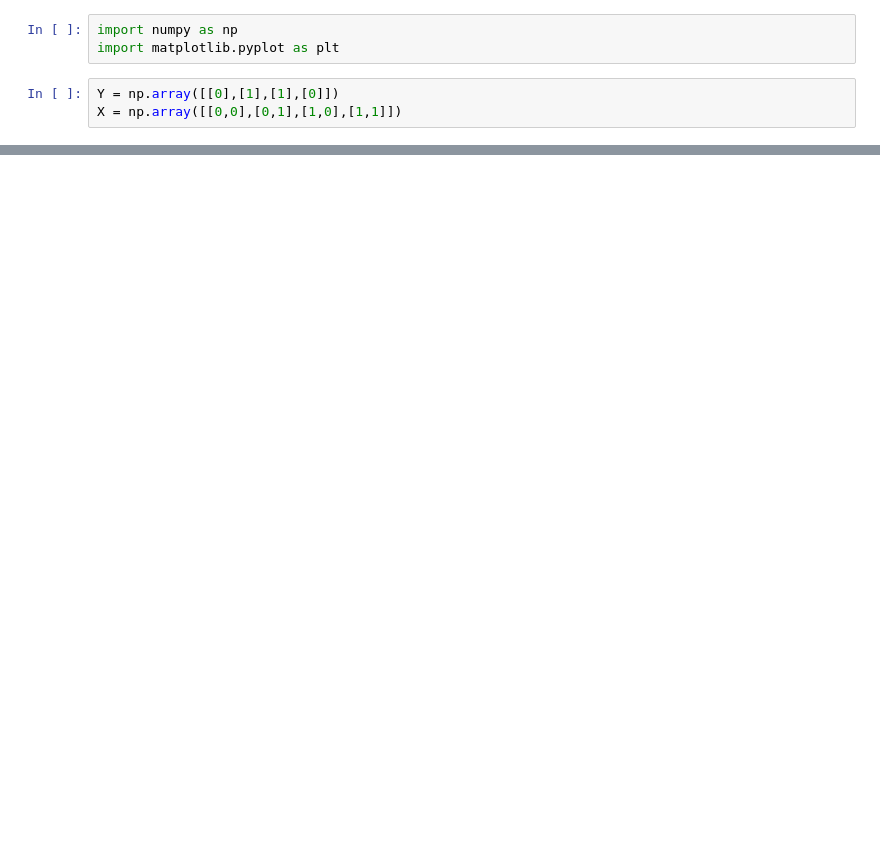
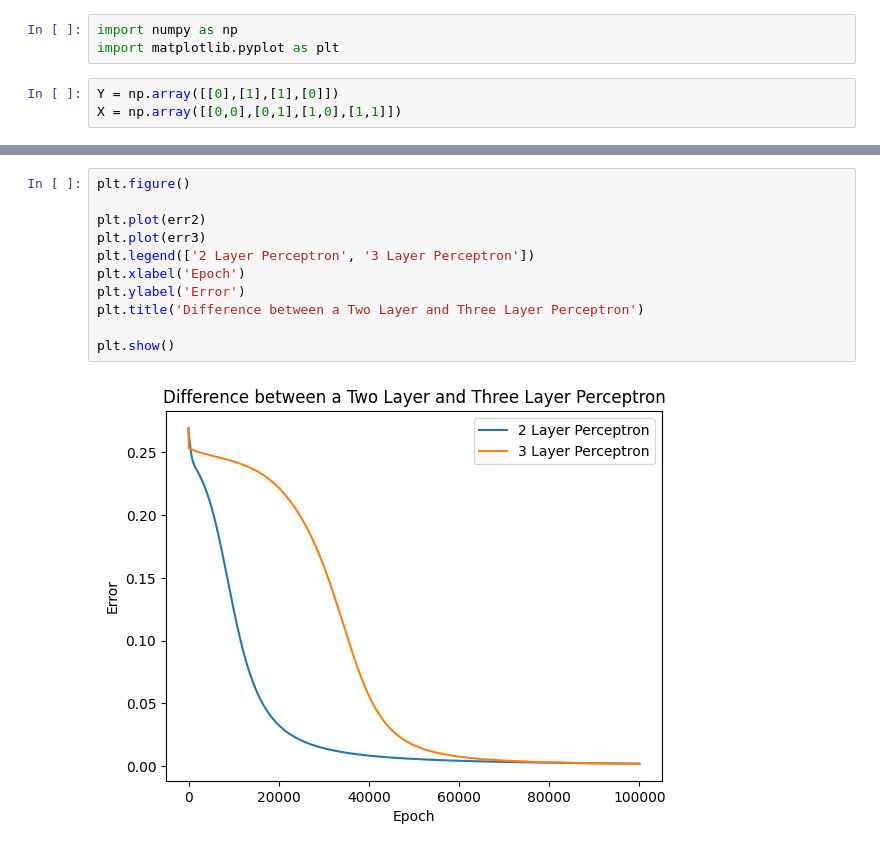
Before and after one commit to Tanbir34872a/CVPR, a Jupyter notebook: Mid/cp_2_three_layer_nn.ipynb, the cells around one changed output, grey strips where cells are left out. Cells and saved outputs as stored; diff of their text form; blank space fills up the shorter version.

```diff
--- a/Mid/cp_2_three_layer_nn.ipynb
+++ b/Mid/cp_2_three_layer_nn.ipynb
@@ -65,0 +115,13 @@ plt.plot(err)
+# %%
+plt.figure()
+
+plt.plot(err2)
+plt.plot(err3)
+plt.legend(['2 Layer Perceptron', '3 Layer Perceptron'])
+plt.xlabel('Epoch')
+plt.ylabel('Error')
+plt.title('Difference between a Two Layer and Three Layer Perceptron')
+
+plt.show()
+# %% [output]
+[figure, added]
```
Also changed, not shown: parts of 4 cells of this notebook.
